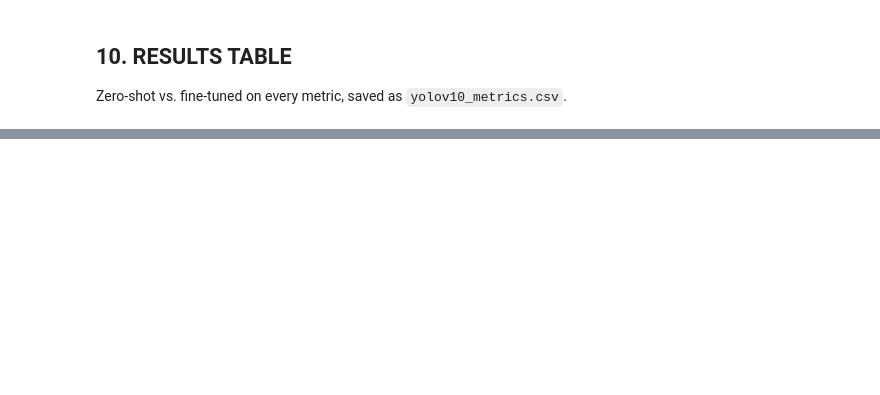
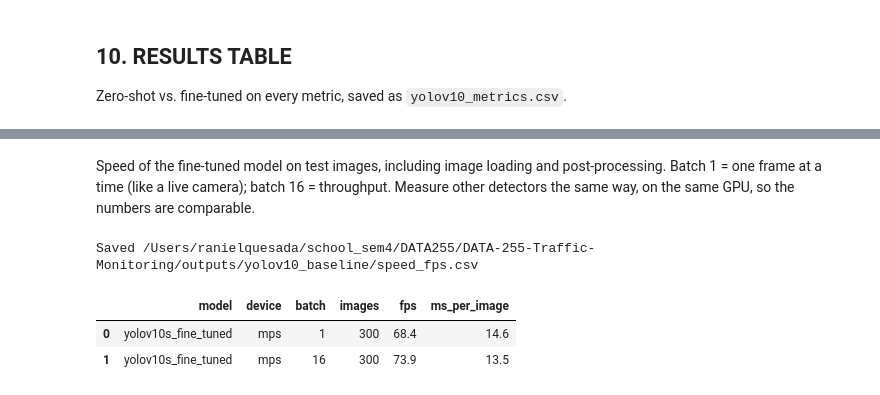
Before and after one commit to rajain08/DATA-255-Traffic-Monitoring, a Jupyter notebook: notebooks/yolov10_baseline.ipynb, the cells around one changed output, grey strips where cells are left out. Drawn from its saved outputs; the diff is of its cells as text; code cells hidden in the pictures; blank space fills up the shorter version.

```diff
--- a/notebooks/yolov10_baseline.ipynb
+++ b/notebooks/yolov10_baseline.ipynb
@@ -588,0 +727,33 @@ Saved /content/drive/MyDrive/DATA255/outputs/yolov10_baseline/yolov10_metrics.cs
+# %% [markdown]
+Speed of the fine-tuned model on test images, including image loading and post-processing. Batch 1 = one frame at a time (like a live camera); batch 16 = throughput. Measure other detectors the same way, on the same GPU, so the numbers are comparable.
+# %%
+def sync():
+    if torch.cuda.is_available():
+        torch.cuda.synchronize()
+    elif torch.backends.mps.is_available():
+        torch.mps.synchronize()
+
+
+def measure_fps(model, paths, batch):
+    model.predict(paths[:batch], conf=COUNT_CONF, imgsz=IMGSZ, device=DEVICE, verbose=False)   # warm-up
+    sync()
+    start = time.perf_counter()
+    for i in range(0, len(paths), batch):
+        model.predict(paths[i:i + batch], conf=COUNT_CONF, imgsz=IMGSZ, device=DEVICE, verbose=False)
+    sync()
+    return len(paths) / (time.perf_counter() - start)
+
+
+fps_paths = test_df.sample(n=min(300, len(test_df)), random_state=SEED)['image_file'].tolist()
+device_name = torch.cuda.get_device_name(0) if torch.cuda.is_available() else str(DEVICE)
+speed = pd.DataFrame([{'model': 'yolov10s_fine_tuned', 'device': device_name, 'batch': b, 'images': len(fps_paths),
+                       'fps': measure_fps(best_model, fps_paths, b)} for b in [1, BATCH]])
+speed['ms_per_image'] = 1000 / speed['fps']
+speed.to_csv(OUTPUT_DIR / 'speed_fps.csv', index=False)
+print('Saved', OUTPUT_DIR / 'speed_fps.csv')
+display(speed.round(1))
+# %% [output]
+Saved /Users/ranielquesada/school_sem4/DATA255/DATA-255-Traffic-Monitoring/outputs/yolov10_baseline/speed_fps.csv
+|  | model | device | batch | images | fps | ms_per_image |
+| 0 | yolov10s_fine_tuned | mps | 1 | 300 | 68.4 | 14.6 |
+| 1 | yolov10s_fine_tuned | mps | 16 | 300 | 73.9 | 13.5 |
```
Also changed, not shown: parts of 16 cells of this notebook.
